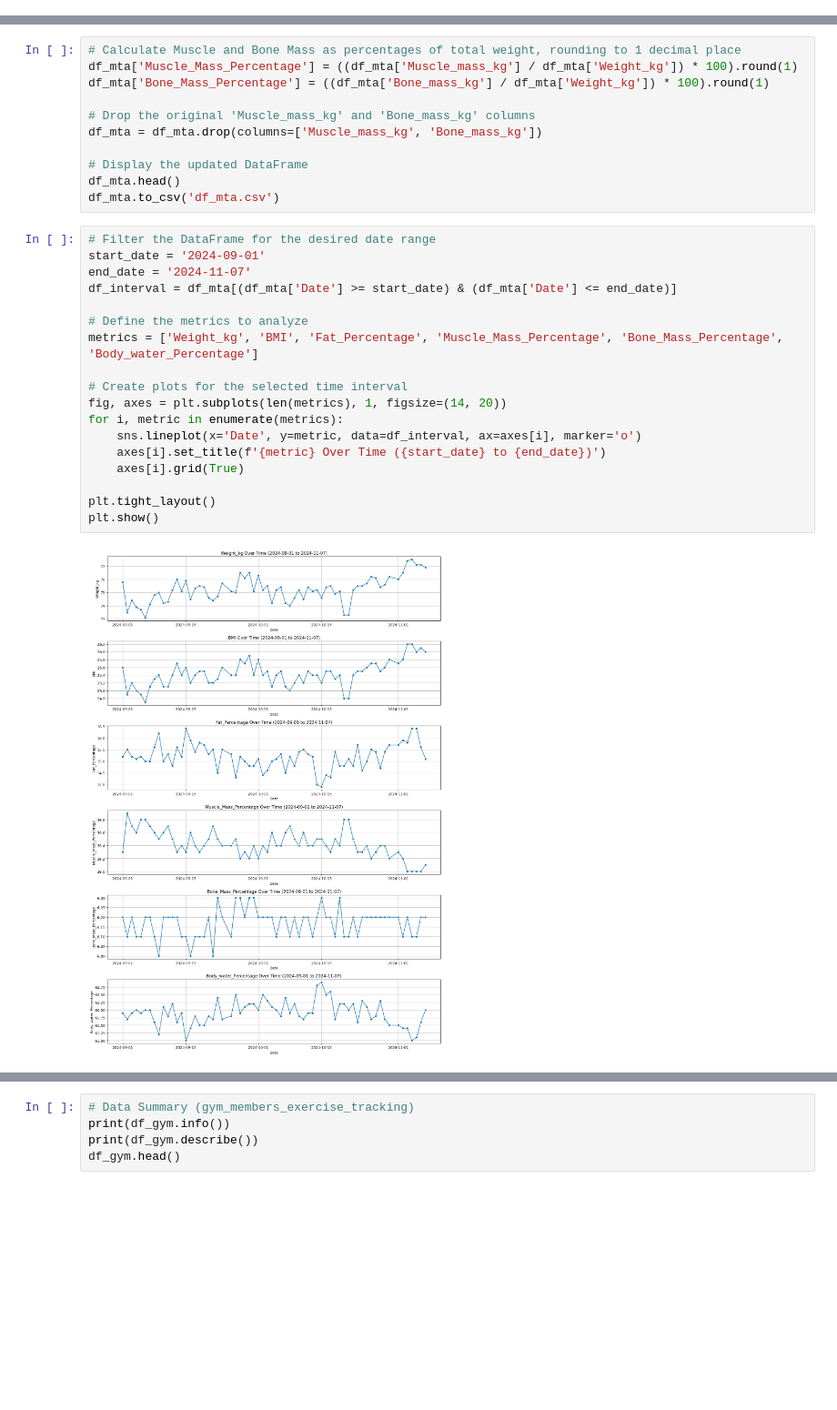
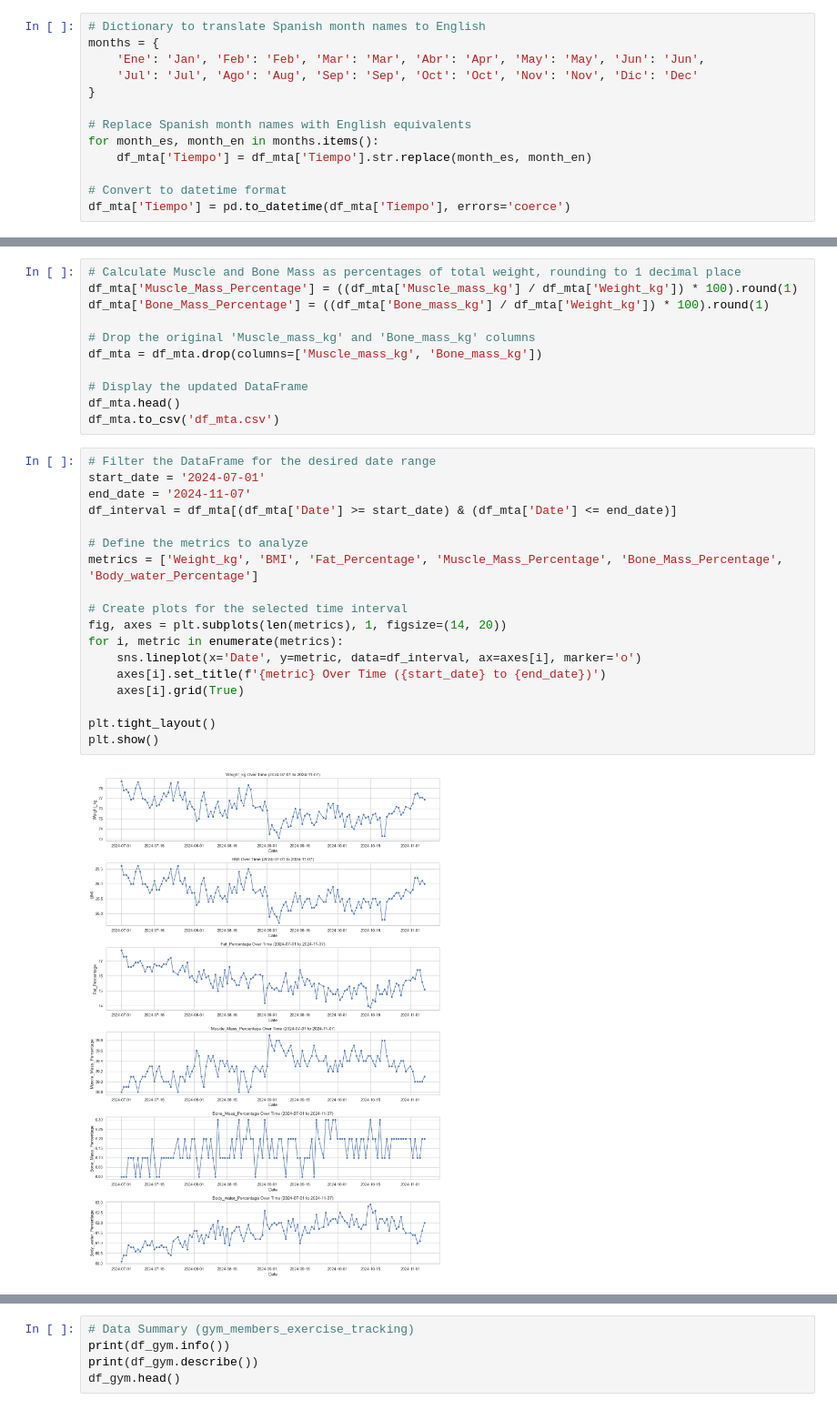
Before and after one commit to MikelTelo/dsft2409_mikeltelo, a Jupyter notebook: PROJECTS/eda_gym_members/eda_mta.ipynb, the cells around one changed output, grey strips where cells are left out. Shown at 91% size. Cells and saved outputs as stored; diff of their text form; blank space fills up the shorter version.

```diff
--- a/PROJECTS/eda_gym_members/eda_mta.ipynb
+++ b/PROJECTS/eda_gym_members/eda_mta.ipynb
@@ -171,3 +196,16 @@ df_mta = df_mta[df_mta.index % 2 != 0]
+# %%
+# Dictionary to translate Spanish month names to English
+months = {
+    'Ene': 'Jan', 'Feb': 'Feb', 'Mar': 'Mar', 'Abr': 'Apr', 'May': 'May', 'Jun': 'Jun',
+    'Jul': 'Jul', 'Ago': 'Aug', 'Sep': 'Sep', 'Oct': 'Oct', 'Nov': 'Nov', 'Dic': 'Dec'
+}
+
+# Replace Spanish month names with English equivalents
+for month_es, month_en in months.items():
+    df_mta['Tiempo'] = df_mta['Tiempo'].str.replace(month_es, month_en)
+
+# Convert to datetime format
+df_mta['Tiempo'] = pd.to_datetime(df_mta['Tiempo'], errors='coerce')
 # %%
 print(df_mta.info())
 print(df_mta.describe())
@@ -252,23 +290,23 @@ df_mta.head()
 df_mta.to_csv('df_mta.csv')
 # %%
 # Filter the DataFrame for the desired date range
-start_date = '2024-09-01'
+start_date = '2024-07-01'
 end_date = '2024-11-07'
 df_interval = df_mta[(df_mta['Date'] >= start_date) & (df_mta['Date'] <= end_date)]
 
 # Define the metrics to analyze
 metrics = ['Weight_kg', 'BMI', 'Fat_Percentage', 'Muscle_Mass_Percentage', 'Bone_Mass_Percentage', 'Body_water_Percentage']
 
 # Create plots for the selected time interval
 fig, axes = plt.subplots(len(metrics), 1, figsize=(14, 20))
 for i, metric in enumerate(metrics):
     sns.lineplot(x='Date', y=metric, data=df_interval, ax=axes[i], marker='o')
     axes[i].set_title(f'{metric} Over Time ({start_date} to {end_date})')
     axes[i].grid(True)
 
 plt.tight_layout()
 plt.show()
 # %% [output]
-[figure, old version]
+[figure, new version]
 # %%
 # Filter the DataFrame for the specified date range
```
Also changed, not shown: parts of 13 cells of this notebook, 2 other files.
